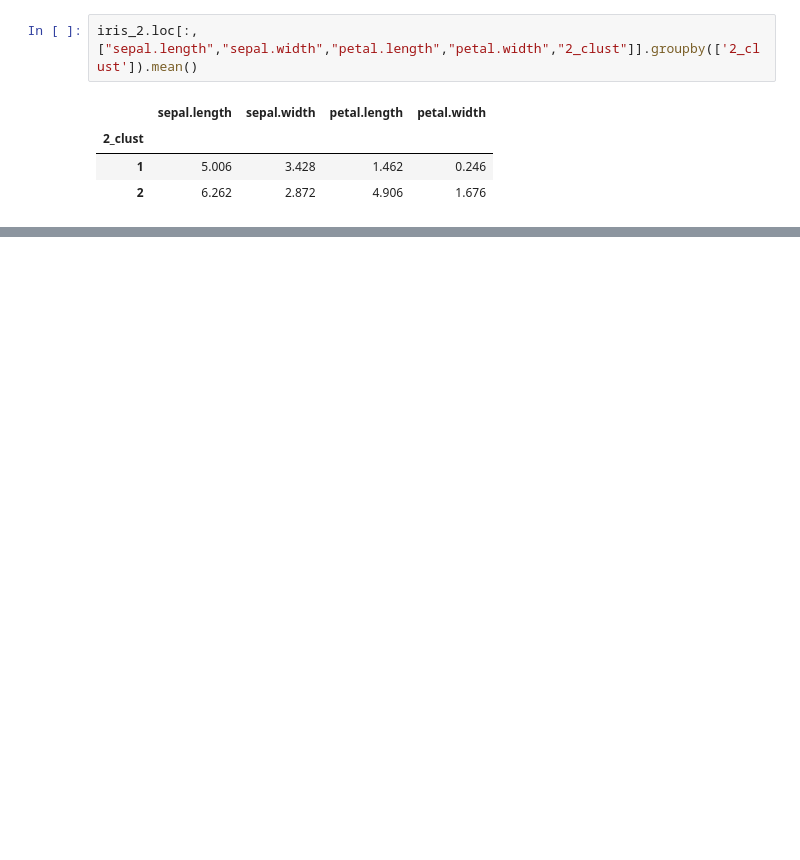
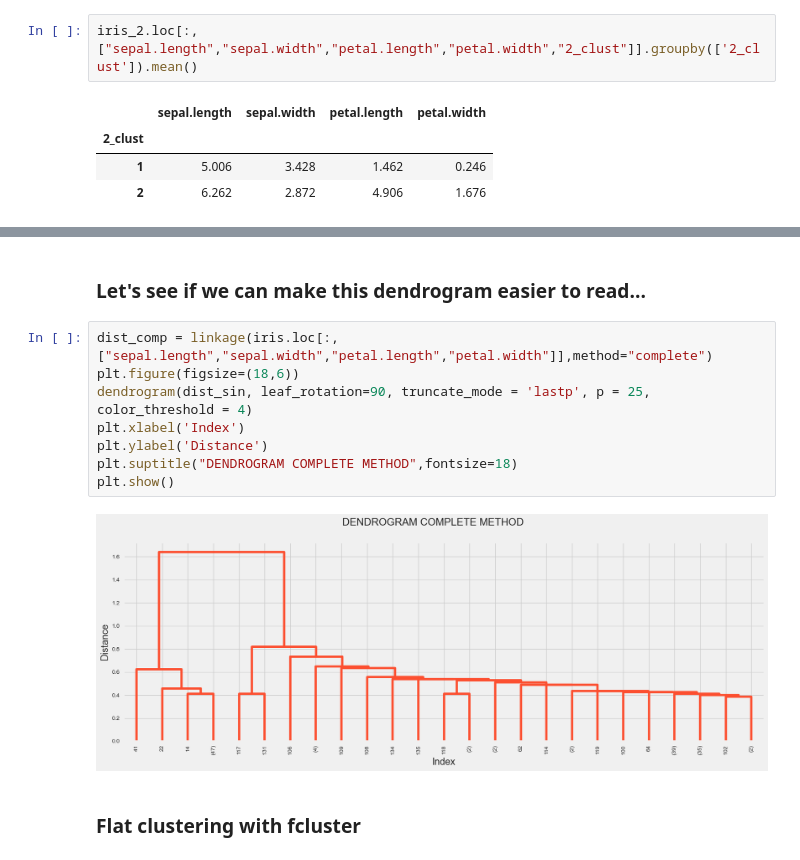
Before and after one commit to UKDataServiceOpen/ML_Workshop, a Jupyter notebook: Python_Code/ML_Codedemo.ipynb, the cells around one changed output, grey strips where cells are left out. Saved outputs shown, nothing was run; the diff lists cells and outputs as text; blank space fills up the shorter version.

```diff
--- a/Python_Code/ML_Codedemo.ipynb
+++ b/Python_Code/ML_Codedemo.ipynb
@@ -663,0 +716,14 @@ plt.show()
+# %% [markdown]
+### Let's see if we can make this dendrogram easier to read...
+# %%
+dist_comp = linkage(iris.loc[:,["sepal.length","sepal.width","petal.length","petal.width"]],method="complete")
+plt.figure(figsize=(18,6))
+dendrogram(dist_sin, leaf_rotation=90, truncate_mode = 'lastp', p = 25, color_threshold = 4)
+plt.xlabel('Index')
+plt.ylabel('Distance')
+plt.suptitle("DENDROGRAM COMPLETE METHOD",fontsize=18)
+plt.show()
+# %% [output]
+[figure, added]
+# %% [markdown]
+### Flat clustering with fcluster
```
Also changed, not shown: parts of 30 cells of this notebook, 2 other files.
